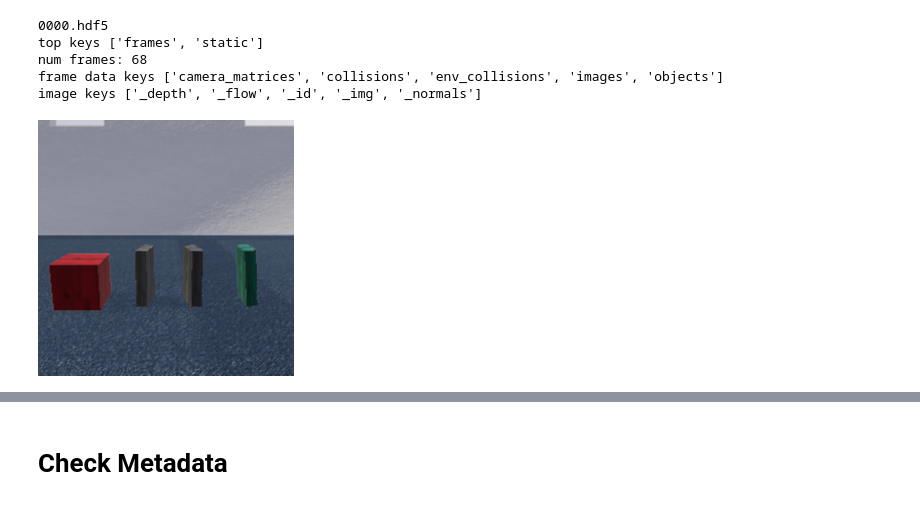
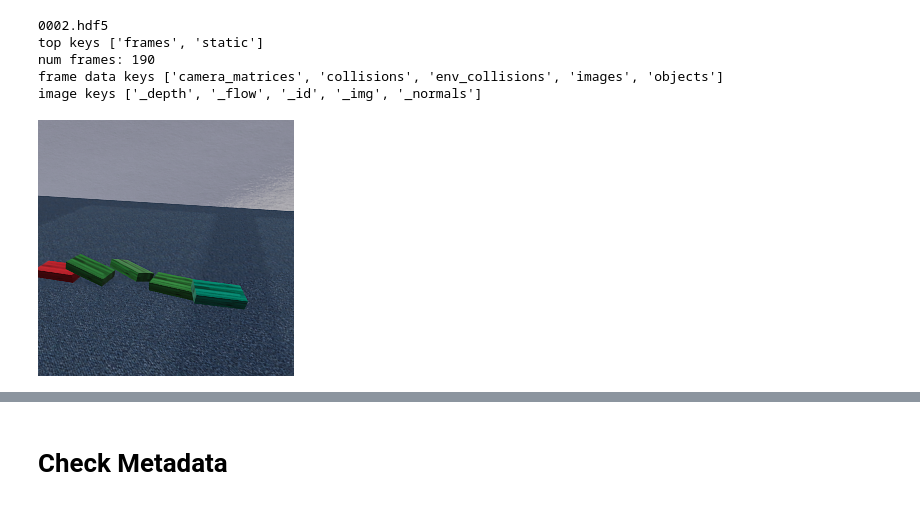
Before and after one commit to alters-mit/tdw_physics, a Jupyter notebook: notebooks/Dominoes_db011921.ipynb, the cells around one changed output, grey strips where cells are left out. Cells and saved outputs as stored; diff of their text form; code cells hidden in the pictures.

```diff
--- a/notebooks/Dominoes_db011921.ipynb
+++ b/notebooks/Dominoes_db011921.ipynb
@@ -18,30 +28,30 @@ trials
 # %%
-TDW_DIR = trials[0]
-TNUM = 0
+TDW_DIR = trials[10]
+TNUM = 2
 FILE = "%04d.hdf5" % TNUM
 print(FILE)
-view_frame = 0
+view_frame = 200
 f = h5py.File(os.path.join(TDW_DIR, FILE))
 
 # print the data structure
 print("top keys", [k for k in f.keys()])
 frames = f['frames']
 n_frames = len([k for k in frames.keys()])
 print("num frames: {}".format(n_frames))
 view_frame = np.minimum(view_frame, n_frames - 1)
 frame = frames["%04d" % (view_frame)]
 print("frame data keys", [k for k in frame.keys()])
 img = frame['images']
 print("image keys", [k for k in img.keys()])
 _img = Image.open(io.BytesIO(img["_img"][:]))
 _img
 # %% [output]
-0000.hdf5
+0002.hdf5
 top keys ['frames', 'static']
-num frames: 68
+num frames: 190
 frame data keys ['camera_matrices', 'collisions', 'env_collisions', 'images', 'objects']
 image keys ['_depth', '_flow', '_id', '_img', '_normals']
-[figure, old version]
+[figure, new version]
 # %%
 %matplotlib nbagg
 SAVE = False
```
Also changed, not shown: parts of 1 cell of this notebook, 1 other file.
